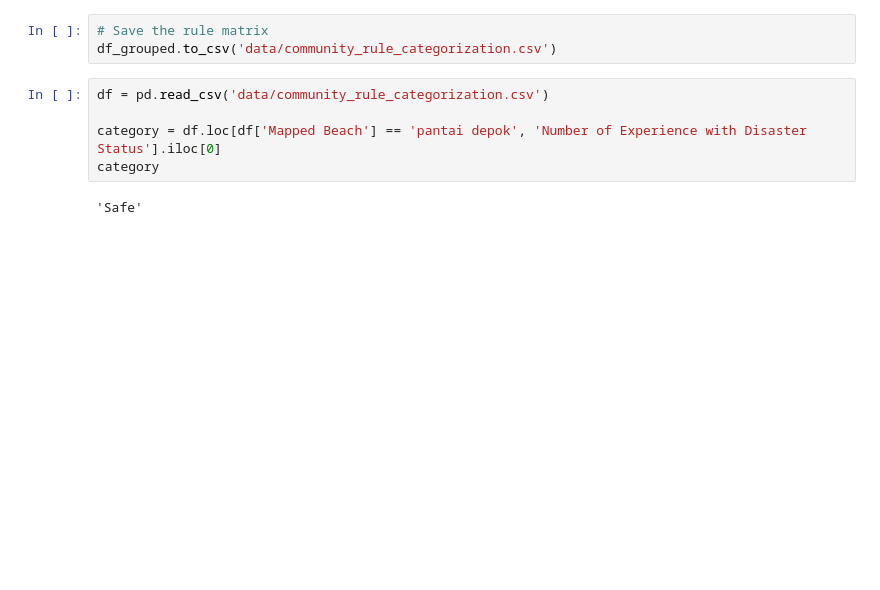
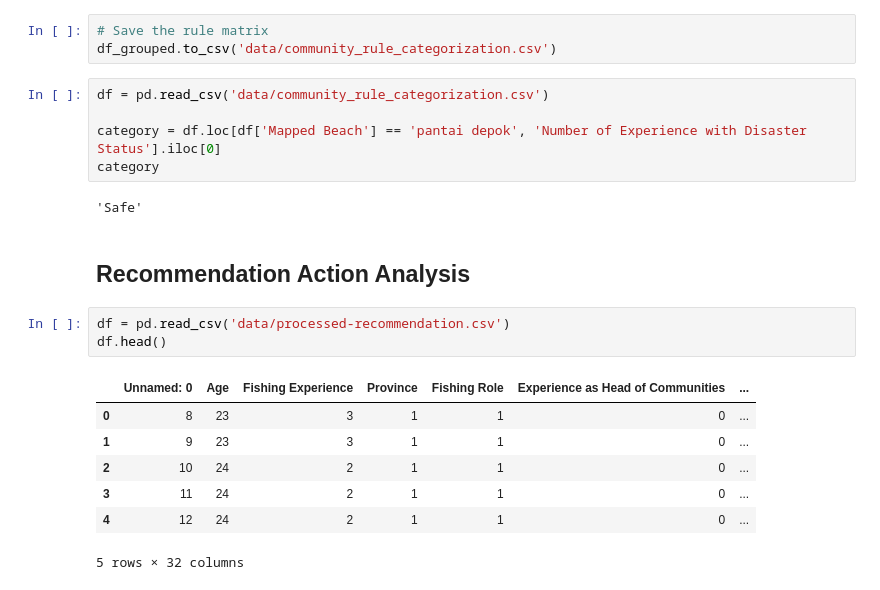
Before and after one commit to itsqal/LIK-disaster-risk-modeling, a Jupyter notebook: Community-analysis.ipynb, the cells around one changed output. Cells and saved outputs as stored; diff of their text form; blank space fills up the shorter version.

```diff
--- a/Community-analysis.ipynb
+++ b/Community-analysis.ipynb
@@ -174,3 +176,16 @@ category = df.loc[df['Mapped Beach'] == 'pantai depok', 'Number of Experience wi
 category
 # %% [output]
 'Safe'
+# %% [markdown]
+## Recommendation Action Analysis
+# %%
+df = pd.read_csv('data/processed-recommendation.csv')
+df.head()
+# %% [output]
+|  | Unnamed: 0 | Age | Fishing Experience | Province | Fishing Role | Experience as Head of Communities | ... |
+| 0 | 8 | 23 | 3 | 1 | 1 | 0 | ... |
+| 1 | 9 | 23 | 3 | 1 | 1 | 0 | ... |
+| 2 | 10 | 24 | 2 | 1 | 1 | 0 | ... |
+| 3 | 11 | 24 | 2 | 1 | 1 | 0 | ... |
+| 4 | 12 | 24 | 2 | 1 | 1 | 0 | ... |
+5 rows × 32 columns
```
Also changed, not shown: parts of 4 cells of this notebook, 8 other files.
